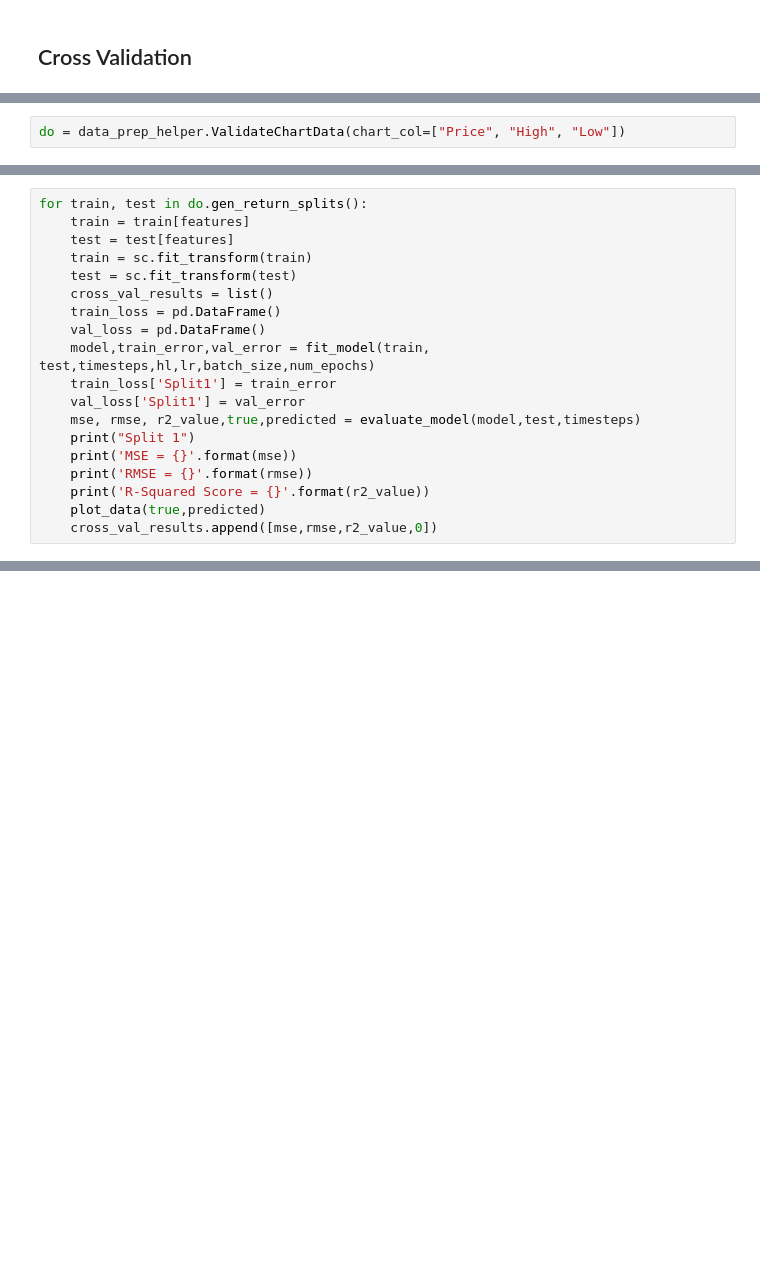
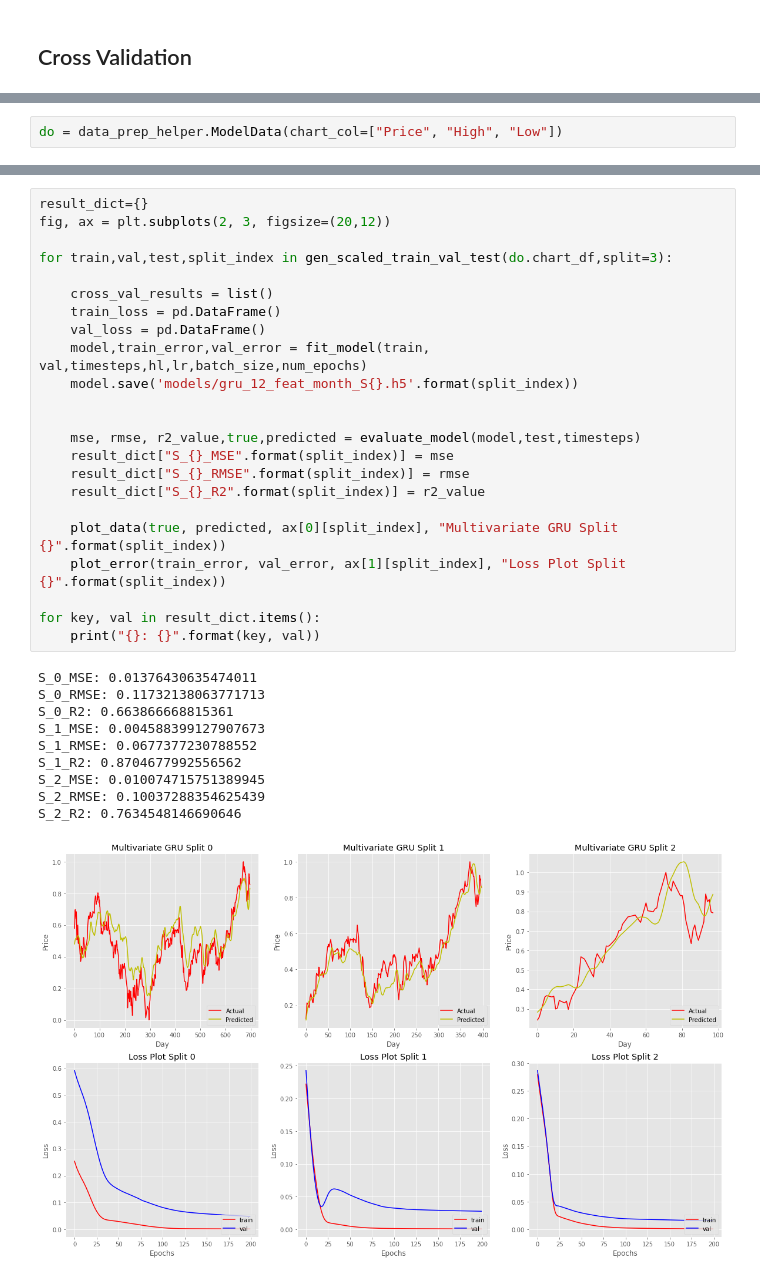
Before and after one commit to herrfeder/DataScientist, a Jupyter notebook: Project_05_Capstone_Stock_Chart_Analysis/05_model_GRU.ipynb, the cells around one changed output, grey strips where cells are left out. Drawn from its saved outputs; the diff is of its cells as text; blank space fills up the shorter version.

```diff
--- a/Project_05_Capstone_Stock_Chart_Analysis/05_model_GRU.ipynb
+++ b/Project_05_Capstone_Stock_Chart_Analysis/05_model_GRU.ipynb
@@ -199,3 +277,3 @@ batch_size = 64
 num_epochs = 200
 # %%
-do = data_prep_helper.ValidateChartData(chart_col=["Price", "High", "Low"])
+do = data_prep_helper.ModelData(chart_col=["Price", "High", "Low"])
@@ -207,19 +279,0 @@ sc = MinMaxScaler()
-# %%
-for train, test in do.gen_return_splits():
-    train = train[features]
-    test = test[features]
-    train = sc.fit_transform(train)
-    test = sc.fit_transform(test)
-    cross_val_results = list()
-    train_loss = pd.DataFrame()
-    val_loss = pd.DataFrame()
-    model,train_error,val_error = fit_model(train, test,timesteps,hl,lr,batch_size,num_epochs)
-    train_loss['Split1'] = train_error
-    val_loss['Split1'] = val_error
-    mse, rmse, r2_value,true,predicted = evaluate_model(model,test,timesteps)
-    print("Split 1")
-    print('MSE = {}'.format(mse))
-    print('RMSE = {}'.format(rmse))
-    print('R-Squared Score = {}'.format(r2_value))
-    plot_data(true,predicted)
-    cross_val_results.append([mse,rmse,r2_value,0])
@@ -242,0 +303,34 @@ R-Squared Score = 0.8417390037032941
+# %%
+result_dict={}
+fig, ax = plt.subplots(2, 3, figsize=(20,12))
+
+for train,val,test,split_index in gen_scaled_train_val_test(do.chart_df,split=3):
+
+    cross_val_results = list()
+    train_loss = pd.DataFrame()
+    val_loss = pd.DataFrame()
+    model,train_error,val_error = fit_model(train, val,timesteps,hl,lr,batch_size,num_epochs)
+    model.save('models/gru_12_feat_month_S{}.h5'.format(split_index))
+
+
+    mse, rmse, r2_value,true,predicted = evaluate_model(model,test,timesteps)
+    result_dict["S_{}_MSE".format(split_index)] = mse
+    result_dict["S_{}_RMSE".format(split_index)] = rmse
+    result_dict["S_{}_R2".format(split_index)] = r2_value
+
+    plot_data(true, predicted, ax[0][split_index], "Multivariate GRU Split {}".format(split_index))
+    plot_error(train_error, val_error, ax[1][split_index], "Loss Plot Split {}".format(split_index))
+
+for key, val in result_dict.items():
+    print("{}: {}".format(key, val))
+# %% [output]
+S_0_MSE: 0.01376430635474011
+S_0_RMSE: 0.11732138063771713
+S_0_R2: 0.663866668815361
+S_1_MSE: 0.004588399127907673
+S_1_RMSE: 0.0677377230788552
+S_1_R2: 0.8704677992556562
+S_2_MSE: 0.010074715751389945
+S_2_RMSE: 0.10037288354625439
+S_2_R2: 0.7634548146690646
+[figure, added]
```
Also changed, not shown: parts of 18 cells of this notebook, 3 other files.
